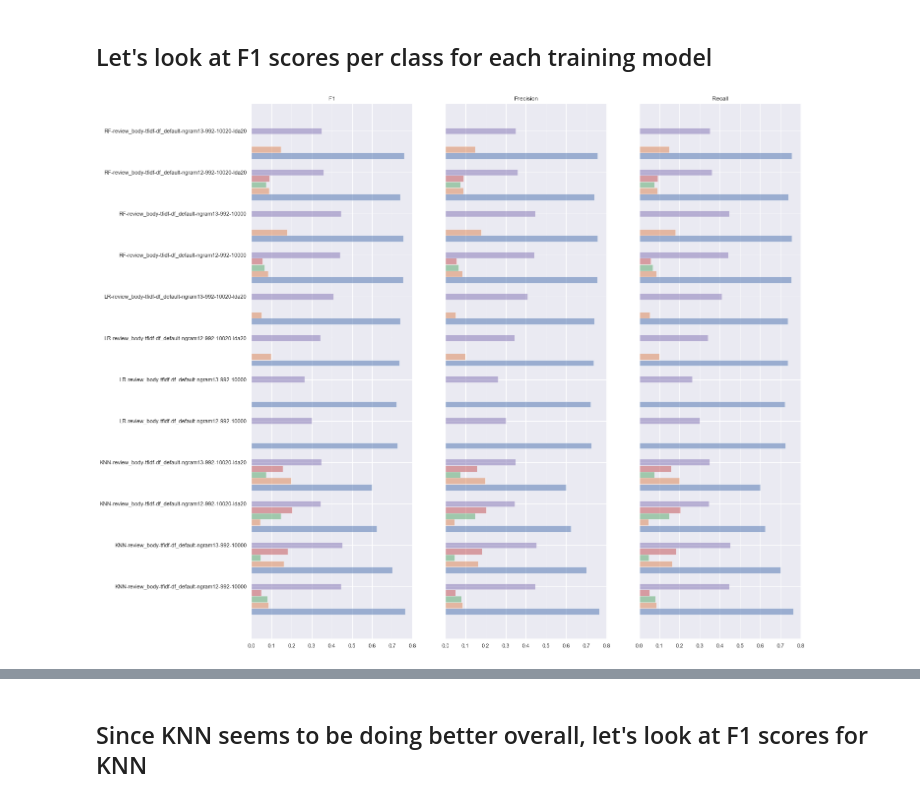
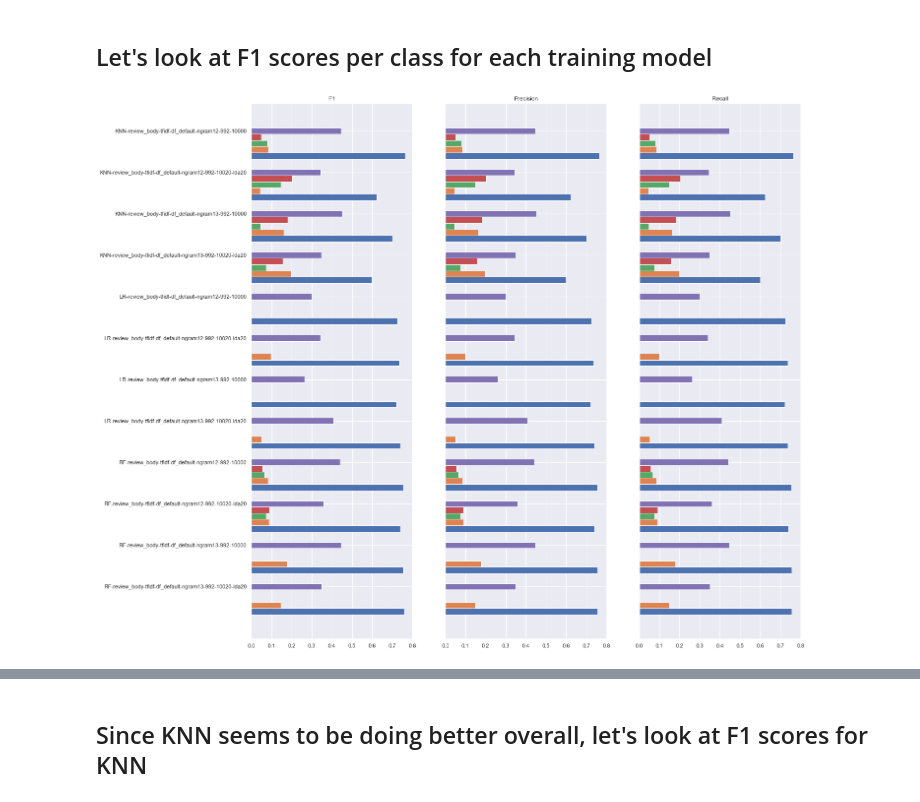
Before and after one commit to sv650s/sb-capstone, a Jupyter notebook: analyze_classification_results-template.ipynb, the cells around one changed output, grey strips where cells are left out. Cells and saved outputs as stored; diff of their text form; code cells hidden in the pictures.

```diff
--- a/analyze_classification_results-template.ipynb
+++ b/analyze_classification_results-template.ipynb
@@ -328,28 +326,33 @@ RN = report[report["label"].str.startswith("RN")]
 # %%
 # programatically generate horizontal histograms
 
 pos = list(range(len(report)))
 width = 0.15
 f, a = plt.subplots(1, 3, sharex=True, sharey=True, figsize=(20,20))
 column_dict = { "F1": CLASS_F1_COLS, "Precision": CLASS_PRECISION_COLS, "Recall": CLASS_RECALL_COLS }
 
+# sort the report in reverse order so we see the models top down
+report_reverse = report.sort_values("label", ascending=False)
+
 index = 0
 for title, columns in column_dict.items():
     columns_copy = CLASS_F1_COLS.copy()
     columns_copy.remove("label")
+    # sort in reverse order so it goes top-down and 5 is at the bottom
     columns_copy.sort(reverse=True)
 
     offset = 0
     for col in columns_copy:
 #         print(f'Plotting {col}')
         a[index].barh([p + offset for p in pos],
-                report[col],
+                report_reverse[col],
                 width,
-                alpha=0.5,
-                tick_label=report["label"].tolist(),
+#                 align="edge",
+#                 alpha=0.5,
+                tick_label=report_reverse["label"].tolist(),
                 orientation="horizontal")
         offset += width
         a[index].set_title(title)
     index += 1
 # %% [output]
-[figure, old version]
+[figure, new version]
```
Also changed, not shown: parts of 7 cells of this notebook.
